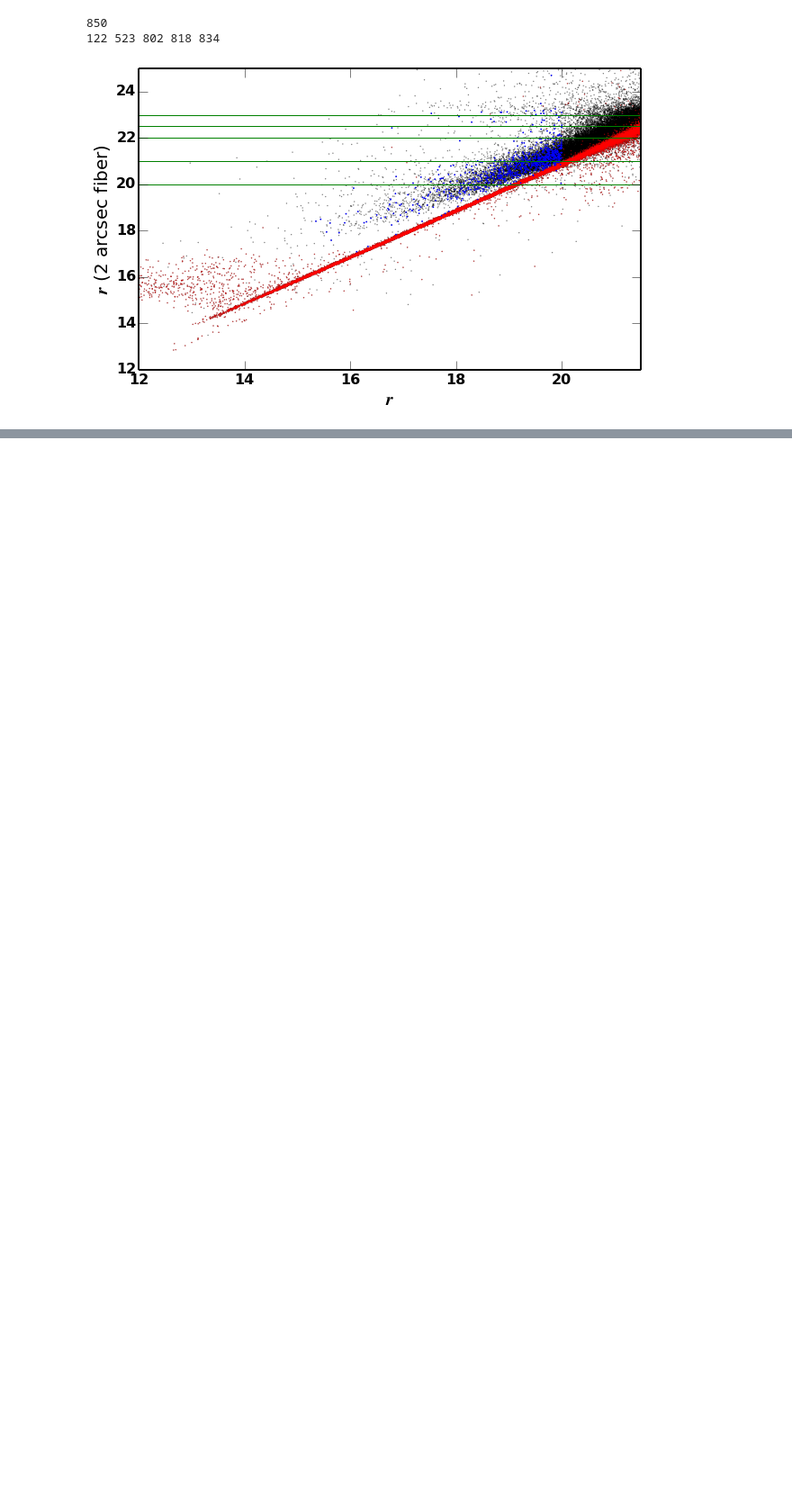
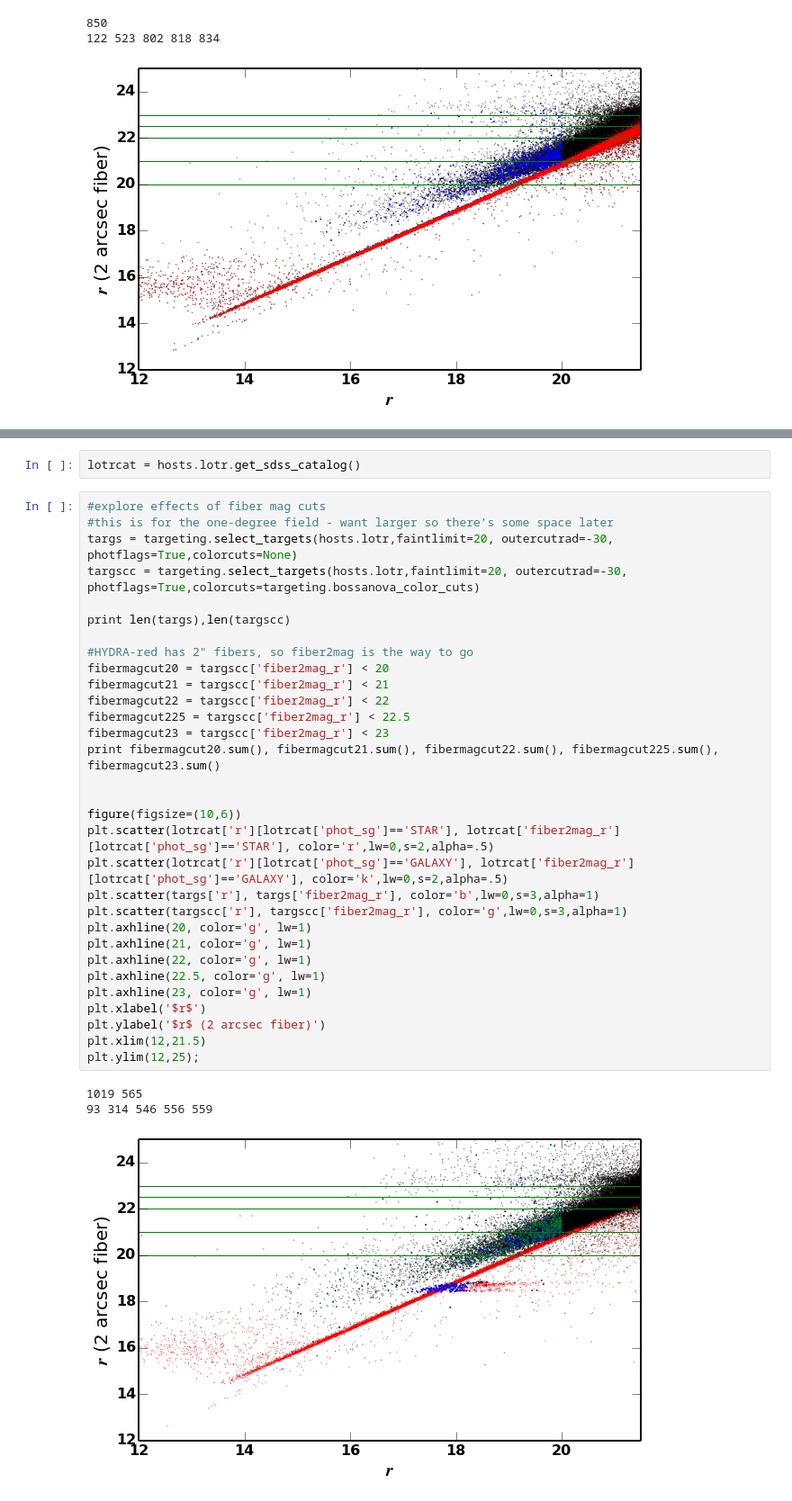
Before and after one commit to sagasurvey/erik, a Jupyter notebook: 2013Aug-HYDRA.ipynb, the cells around one changed output, grey strips where cells are left out. Shown: that part at 90% size. Saved outputs shown, nothing was run; the diff lists cells and outputs as text; blank space fills up the shorter version.

Commit message:
completed configs for aug hydra run

```diff
--- a/2013Aug-HYDRA.ipynb
+++ b/2013Aug-HYDRA.ipynb
@@ -252,0 +296,37 @@ hosts.iliad.physical_to_projected(250)
+# %%
+lotrcat = hosts.lotr.get_sdss_catalog()
+# %%
+#explore effects of fiber mag cuts
+#this is for the one-degree field - want larger so there's some space later
+targs = targeting.select_targets(hosts.lotr,faintlimit=20, outercutrad=-30, photflags=True,colorcuts=None)
+targscc = targeting.select_targets(hosts.lotr,faintlimit=20, outercutrad=-30, photflags=True,colorcuts=targeting.bossanova_color_cuts)
+
+print len(targs),len(targscc)
+
+#HYDRA-red has 2" fibers, so fiber2mag is the way to go
+fibermagcut20 = targscc['fiber2mag_r'] < 20
+fibermagcut21 = targscc['fiber2mag_r'] < 21
+fibermagcut22 = targscc['fiber2mag_r'] < 22
+fibermagcut225 = targscc['fiber2mag_r'] < 22.5
+fibermagcut23 = targscc['fiber2mag_r'] < 23
+print fibermagcut20.sum(), fibermagcut21.sum(), fibermagcut22.sum(), fibermagcut225.sum(), fibermagcut23.sum()
+
+
+figure(figsize=(10,6))
+plt.scatter(lotrcat['r'][lotrcat['phot_sg']=='STAR'], lotrcat['fiber2mag_r'][lotrcat['phot_sg']=='STAR'], color='r',lw=0,s=2,alpha=.5)
+plt.scatter(lotrcat['r'][lotrcat['phot_sg']=='GALAXY'], lotrcat['fiber2mag_r'][lotrcat['phot_sg']=='GALAXY'], color='k',lw=0,s=2,alpha=.5)
+plt.scatter(targs['r'], targs['fiber2mag_r'], color='b',lw=0,s=3,alpha=1)
+plt.scatter(targscc['r'], targscc['fiber2mag_r'], color='g',lw=0,s=3,alpha=1)
+plt.axhline(20, color='g', lw=1)
+plt.axhline(21, color='g', lw=1)
+plt.axhline(22, color='g', lw=1)
+plt.axhline(22.5, color='g', lw=1)
+plt.axhline(23, color='g', lw=1)
+plt.xlabel('$r$')
+plt.ylabel('$r$ (2 arcsec fiber)')
+plt.xlim(12,21.5)
+plt.ylim(12,25);
+# %% [output]
+1019 565
+93 314 546 556 559
+[figure, added]
```
Also changed, not shown: parts of 24 cells of this notebook, 2 other files.
